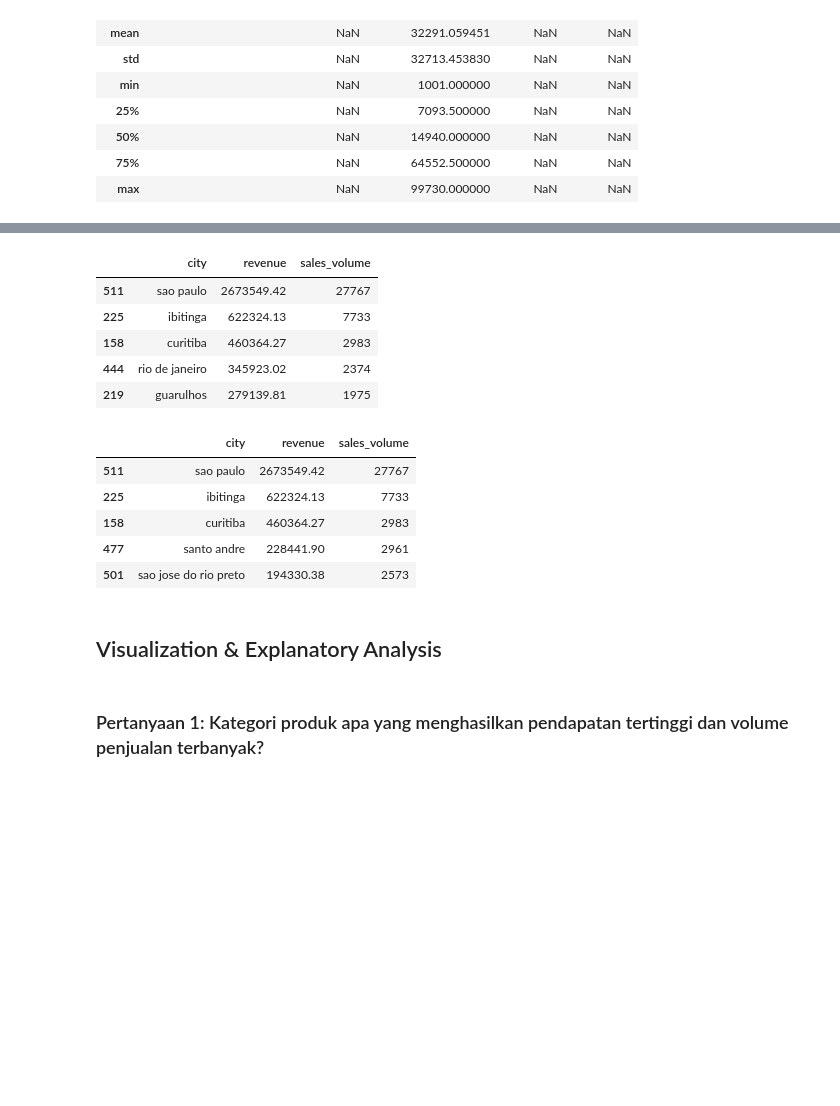
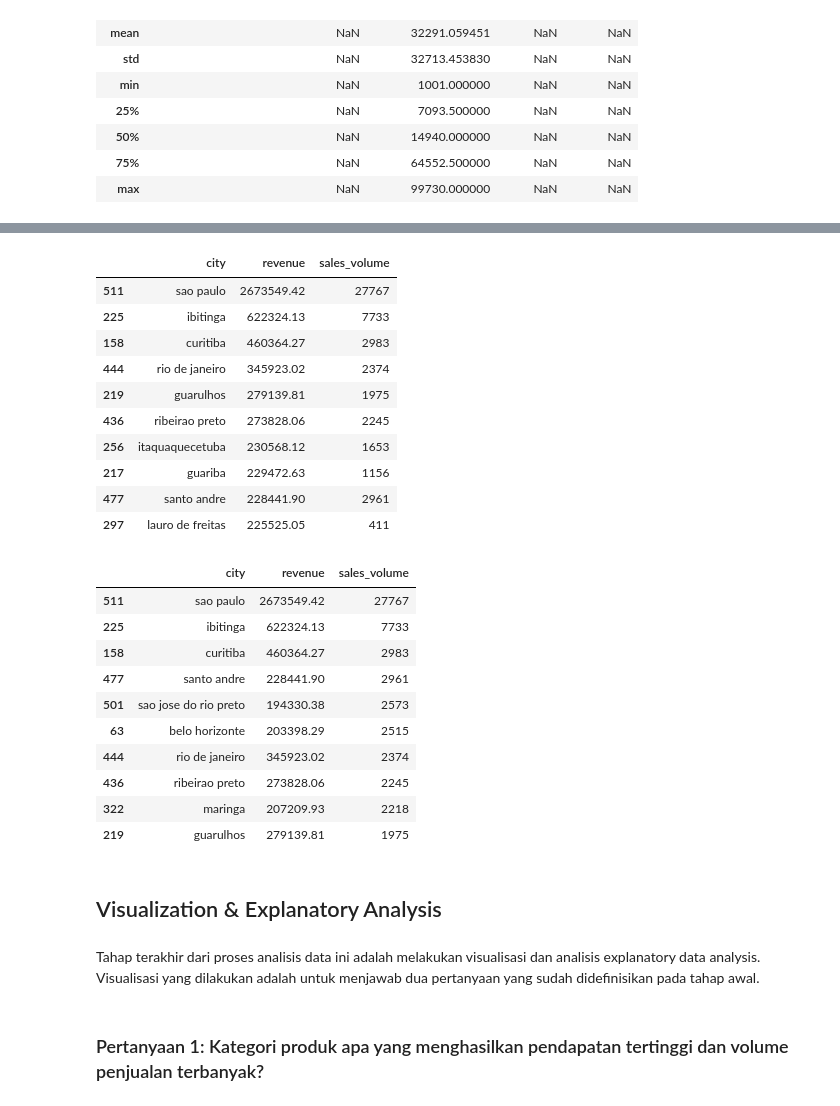
Before and after one commit to furqoncreative/BrazilianECommerceAnalytics, a Jupyter notebook: notebook.ipynb, the cells around one changed output, grey strips where cells are left out. Cells and saved outputs as stored; diff of their text form; code cells hidden in the pictures; blank space fills up the shorter version.

```diff
--- a/notebook.ipynb
+++ b/notebook.ipynb
@@ -372,3 +523,9 @@ olist_seller_df.describe(include='all')
 | 50% | NaN | 14940.000000 | NaN | NaN |
 | 75% | NaN | 64552.500000 | NaN | NaN |
 | max | NaN | 99730.000000 | NaN | NaN |
+# %%
+# Menggabungkan data olist seller dengan data penggabungan sebelumnya
+merged_olist_seller = merged_olist_order_items.merge(olist_seller_df, on='seller_id')
+
+# Melihat statistik deskriptif pada dataframe hasil gabungan antara data olist seller dan dan gabungan dataframe sebelumnya
+merged_olist_seller.describe(include='all')
@@ -381,17 +552,28 @@ seller_city_metrics = merged_olist_seller.groupby('seller_city').agg({
 seller_city_metrics.columns = ['city', 'revenue', 'sales_volume']
 # %%
+# Memndapatkan top 10 kota penjual berdasarkan pendapatan
 seller_city_revenue_top = seller_city_metrics.nlargest(10, 'revenue')
-seller_city_revenue_top.head()
+
+# Menampilkan top 10 kota penjual berdasarkan pendapatan
+seller_city_revenue_top.head(10)
 # %% [output]
 |  | city | revenue | sales_volume |
 | 511 | sao paulo | 2673549.42 | 27767 |
 | 225 | ibitinga | 622324.13 | 7733 |
 | 158 | curitiba | 460364.27 | 2983 |
 | 444 | rio de janeiro | 345923.02 | 2374 |
 | 219 | guarulhos | 279139.81 | 1975 |
+| 436 | ribeirao preto | 273828.06 | 2245 |
+| 256 | itaquaquecetuba | 230568.12 | 1653 |
+| 217 | guariba | 229472.63 | 1156 |
+| 477 | santo andre | 228441.90 | 2961 |
+| 297 | lauro de freitas | 225525.05 | 411 |
 # %%
+# Memndapatkan top 10 kota penjual berdasarkan volume penjualan
 seller_city_revenue_top = seller_city_metrics.nlargest(10, 'sales_volume')
-seller_city_revenue_top.head()
+
+# Menampilkan top 10 kota penjual berdasarkan volume penjualan
+seller_city_revenue_top.head(10)
 # %% [output]
 |  | city | revenue | sales_volume |
 | 511 | sao paulo | 2673549.42 | 27767 |
@@ -399,8 +581,15 @@ seller_city_revenue_top.head()
 | 158 | curitiba | 460364.27 | 2983 |
 | 477 | santo andre | 228441.90 | 2961 |
 | 501 | sao jose do rio preto | 194330.38 | 2573 |
+| 63 | belo horizonte | 203398.29 | 2515 |
+| 444 | rio de janeiro | 345923.02 | 2374 |
+| 436 | ribeirao preto | 273828.06 | 2245 |
+| 322 | maringa | 207209.93 | 2218 |
+| 219 | guarulhos | 279139.81 | 1975 |
 # %% [markdown]
 ## Visualization & Explanatory Analysis
+# %% [markdown]
+Tahap terakhir dari proses analisis data ini adalah melakukan visualisasi dan analisis explanatory data analysis. Visualisasi yang dilakukan adalah untuk menjawab dua pertanyaan yang sudah didefinisikan pada tahap awal.
 # %% [markdown]
 ### Pertanyaan 1: Kategori produk apa yang menghasilkan pendapatan tertinggi dan volume penjualan terbanyak?
 # %%
```
Also changed, not shown: parts of 57 cells of this notebook.
